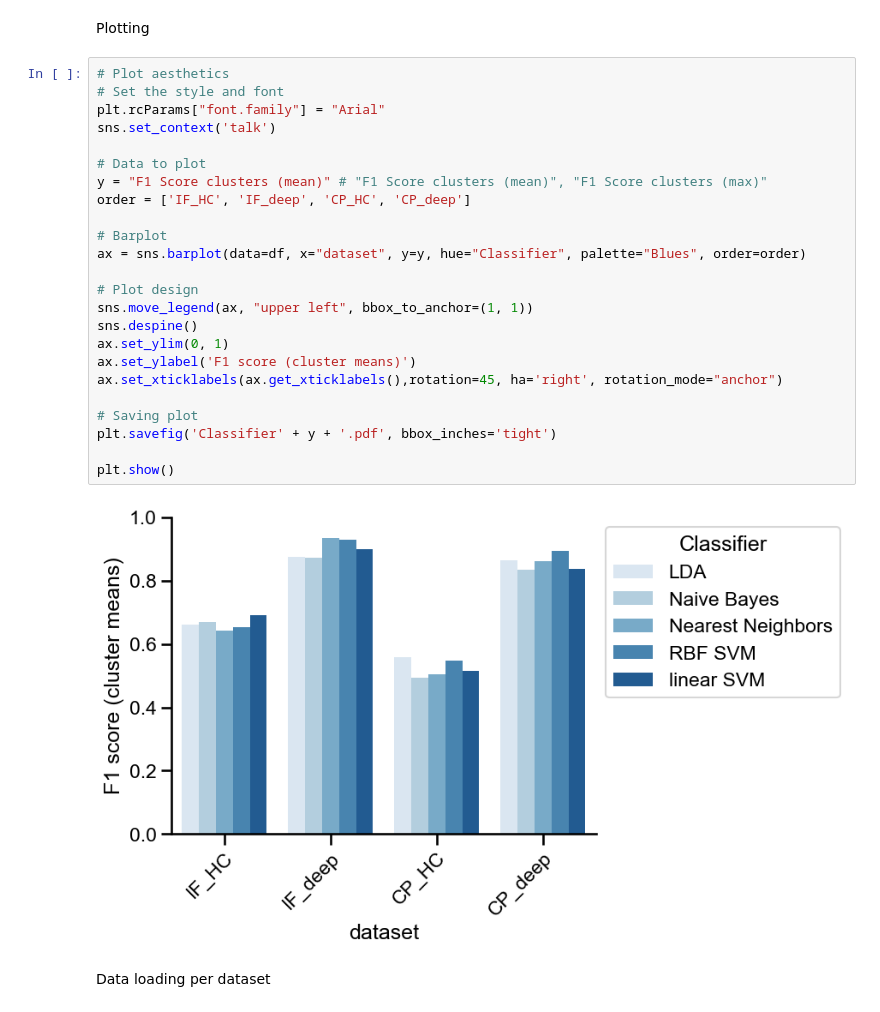
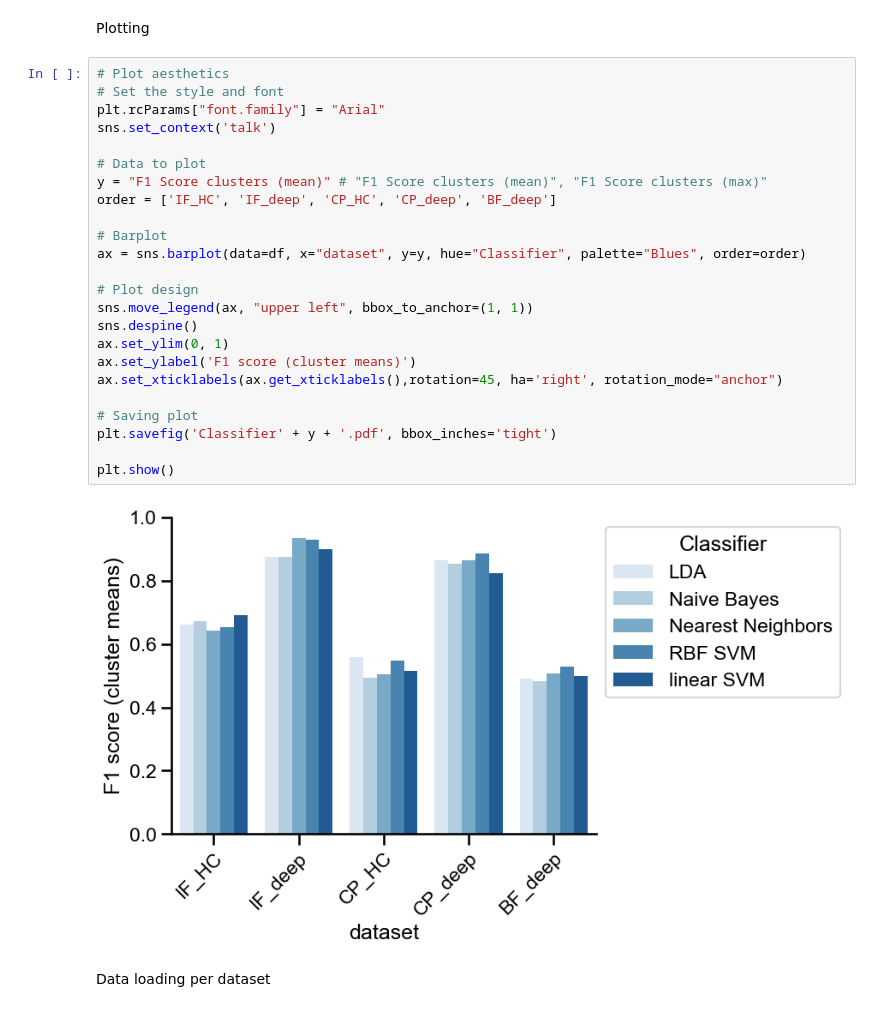
Before and after one commit to Ksilink/microglia-morphological-profiling, a Jupyter notebook: Figures/Fig4/Plotting_Notebook_ML.ipynb, the cells around one changed output. Drawn from its saved outputs; the diff is of its cells as text.

```diff
--- a/Figures/Fig4/Plotting_Notebook_ML.ipynb
+++ b/Figures/Fig4/Plotting_Notebook_ML.ipynb
@@ -36,29 +36,29 @@ Plotting
 # %%
 # Plot aesthetics
 # Set the style and font
 plt.rcParams["font.family"] = "Arial"
 sns.set_context('talk')
 
 # Data to plot
 y = "F1 Score clusters (mean)" # "F1 Score clusters (mean)", "F1 Score clusters (max)"
-order = ['IF_HC', 'IF_deep', 'CP_HC', 'CP_deep']
+order = ['IF_HC', 'IF_deep', 'CP_HC', 'CP_deep', 'BF_deep']
 
 # Barplot
 ax = sns.barplot(data=df, x="dataset", y=y, hue="Classifier", palette="Blues", order=order)
 
 # Plot design
 sns.move_legend(ax, "upper left", bbox_to_anchor=(1, 1))
 sns.despine()
 ax.set_ylim(0, 1)
 ax.set_ylabel('F1 score (cluster means)')
 ax.set_xticklabels(ax.get_xticklabels(),rotation=45, ha='right', rotation_mode="anchor")
 
 # Saving plot
 plt.savefig('Classifier' + y + '.pdf', bbox_inches='tight')
 
 plt.show()
 # %% [output]
-[figure, old version]
+[figure, new version]
 # %% [markdown]
 Data loading per dataset
 # %%
```
Also changed, not shown: parts of 6 cells of this notebook, 18 other files.
